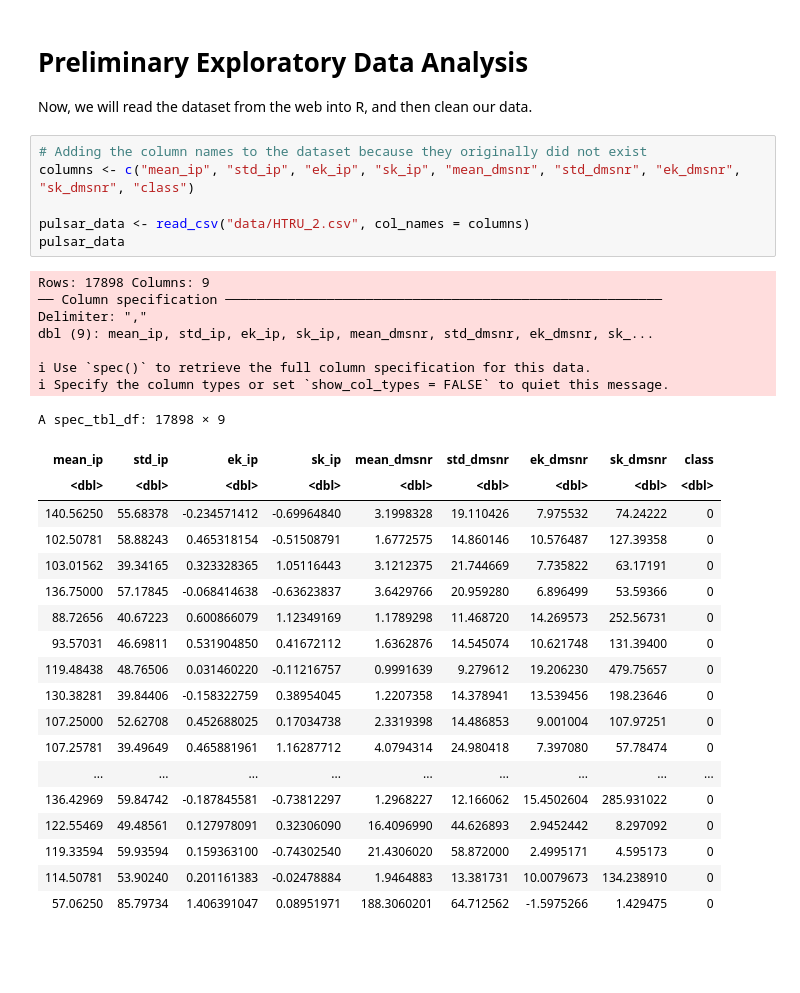
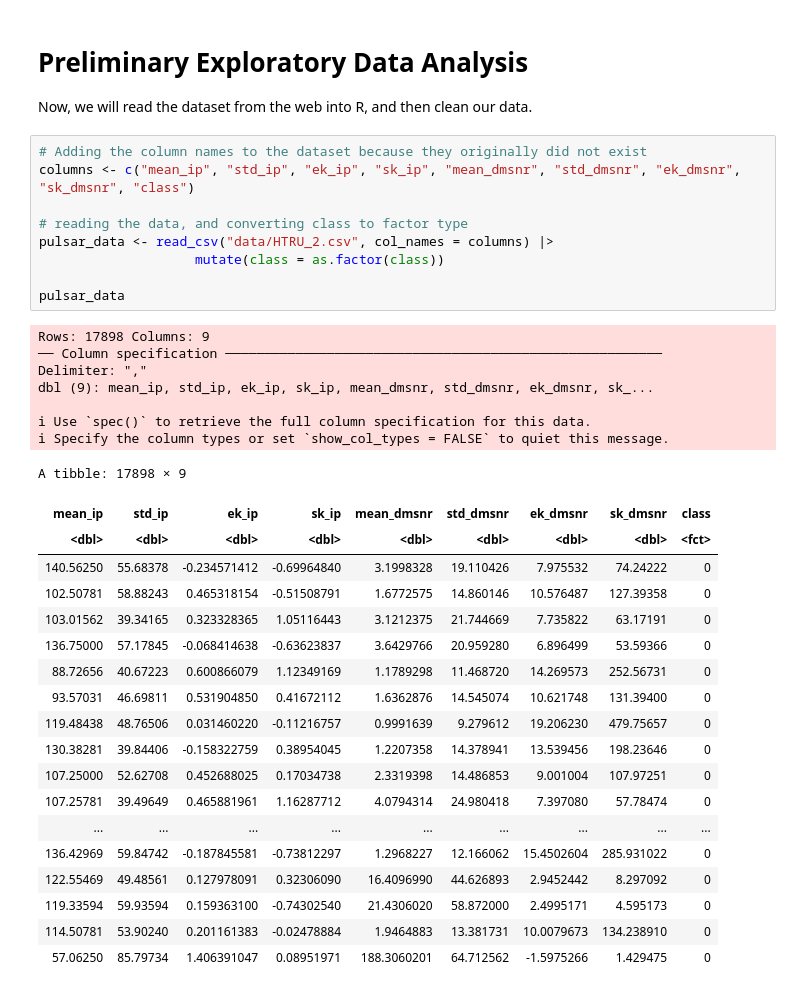
Before and after one commit to originalajitest/Pulsars_R, a Jupyter notebook: Group_10_Project_Proposal.ipynb, the cells around one changed output. Saved outputs shown, nothing was run; the diff lists cells and outputs as text; blank space fills up the shorter version.

```diff
--- a/Group_10_Project_Proposal.ipynb
+++ b/Group_10_Project_Proposal.ipynb
@@ -43,20 +43,23 @@ Now, we will read the dataset from the web into R, and then clean our data.
 # %%
 # Adding the column names to the dataset because they originally did not exist
 columns <- c("mean_ip", "std_ip", "ek_ip", "sk_ip", "mean_dmsnr", "std_dmsnr", "ek_dmsnr", "sk_dmsnr", "class")
 
-pulsar_data <- read_csv("data/HTRU_2.csv", col_names = columns)
+# reading the data, and converting class to factor type
+pulsar_data <- read_csv("data/HTRU_2.csv", col_names = columns) |>
+                    mutate(class = as.factor(class))
+
 pulsar_data
 # %% [output]
 Rows: 17898 Columns: 9
 ── Column specification ────────────────────────────────────────────────────────
 Delimiter: ","
 dbl (9): mean_ip, std_ip, ek_ip, sk_ip, mean_dmsnr, std_dmsnr, ek_dmsnr, sk_...
 
 ℹ Use `spec()` to retrieve the full column specification for this data.
 ℹ Specify the column types or set `show_col_types = FALSE` to quiet this message.
-A spec_tbl_df: 17898 × 9
+A tibble: 17898 × 9
 | mean_ip | std_ip | ek_ip | sk_ip | mean_dmsnr | std_dmsnr | ek_dmsnr | sk_dmsnr | class |
-| <dbl> | <dbl> | <dbl> | <dbl> | <dbl> | <dbl> | <dbl> | <dbl> | <dbl> |
+| <dbl> | <dbl> | <dbl> | <dbl> | <dbl> | <dbl> | <dbl> | <dbl> | <fct> |
 | 140.56250 | 55.68378 | -0.234571412 | -0.69964840 | 3.1998328 | 19.110426 | 7.975532 | 74.24222 | 0 |
 | 102.50781 | 58.88243 | 0.465318154 | -0.51508791 | 1.6772575 | 14.860146 | 10.576487 | 127.39358 | 0 |
 | 103.01562 | 39.34165 | 0.323328365 | 1.05116443 | 3.1212375 | 21.744669 | 7.735822 | 63.17191 | 0 |
```
Also changed, not shown: parts of 1 cell of this notebook.
